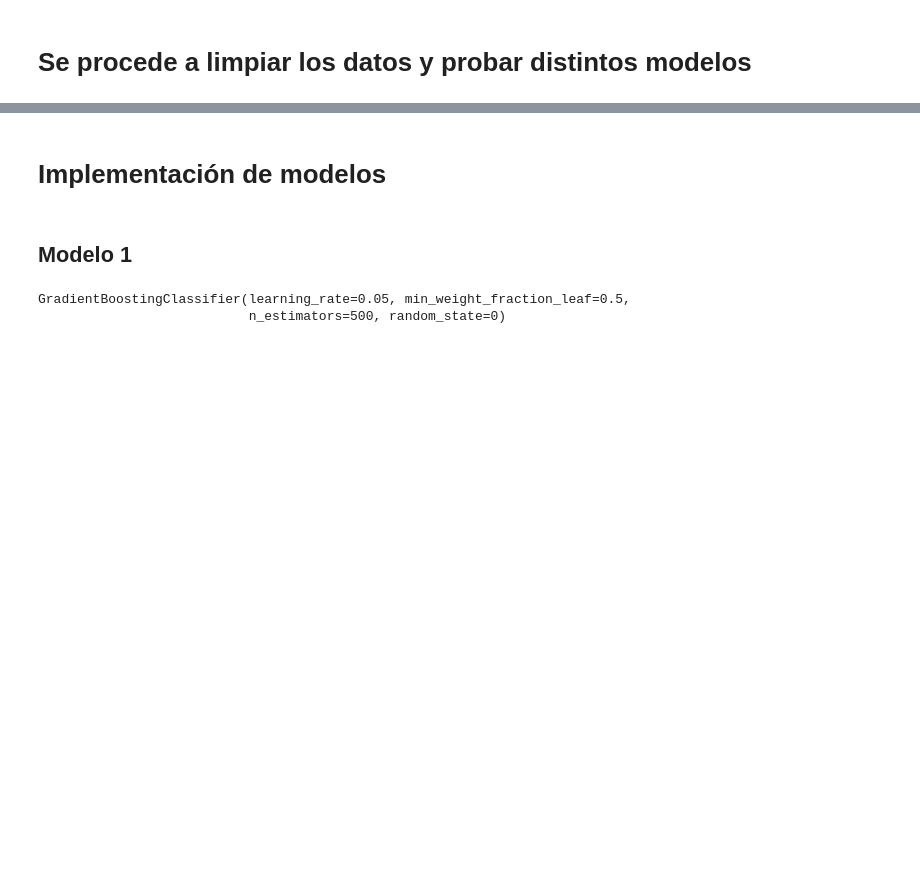
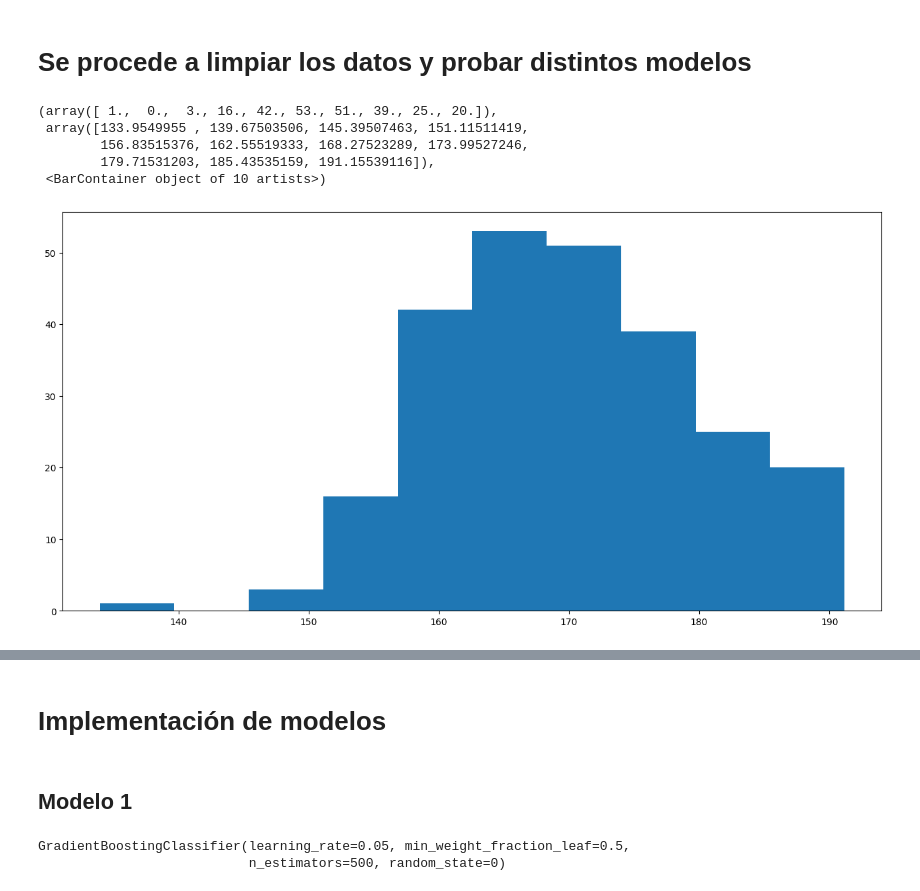
Before and after one commit to Ger-dot-m/katachi, a Jupyter notebook: Mineria y ML/Modelos.ipynb, the cells around one changed output, grey strips where cells are left out. Cells and saved outputs as stored; diff of their text form; code cells hidden in the pictures; blank space fills up the shorter version.

```diff
--- a/Mineria y ML/Modelos.ipynb
+++ b/Mineria y ML/Modelos.ipynb
@@ -1,5 +1,19 @@
 # %% [markdown]
 # Se procede a limpiar los datos y probar distintos modelos
+# %%
+import matplotlib.pyplot as plt
+import numpy as np
+
+x = np.random.normal(170, 10, 250)
+
+plt.hist(x)
+# %% [output]
+(array([ 1.,  0.,  3., 16., 42., 53., 51., 39., 25., 20.]),
+ array([133.9549955 , 139.67503506, 145.39507463, 151.11511419,
+        156.83515376, 162.55519333, 168.27523289, 173.99527246,
+        179.71531203, 185.43535159, 191.15539116]),
+ <BarContainer object of 10 artists>)
+[figure, added]
 # %%
 import pandas as pd
 import re, string
```
Also changed, not shown: parts of 13 cells of this notebook, 6 other files.
